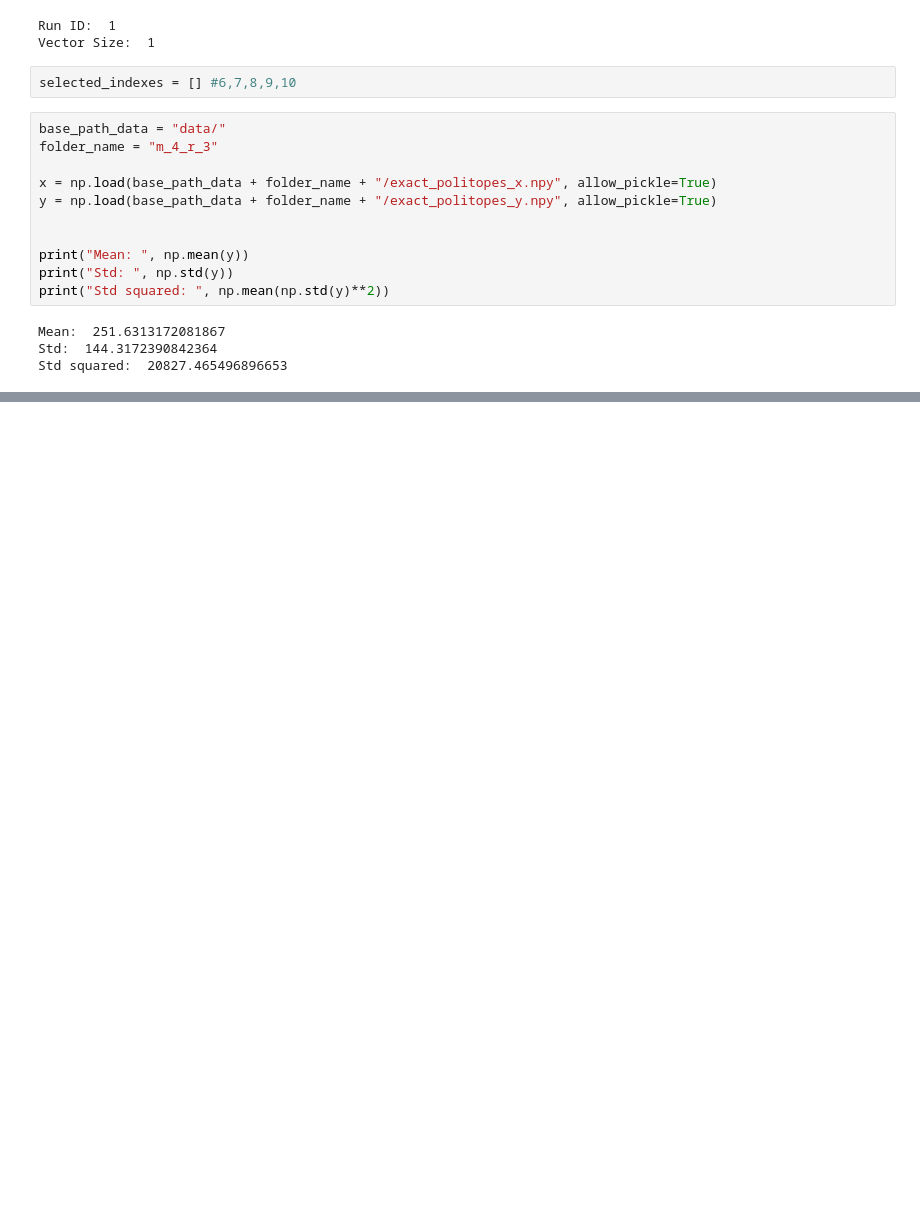
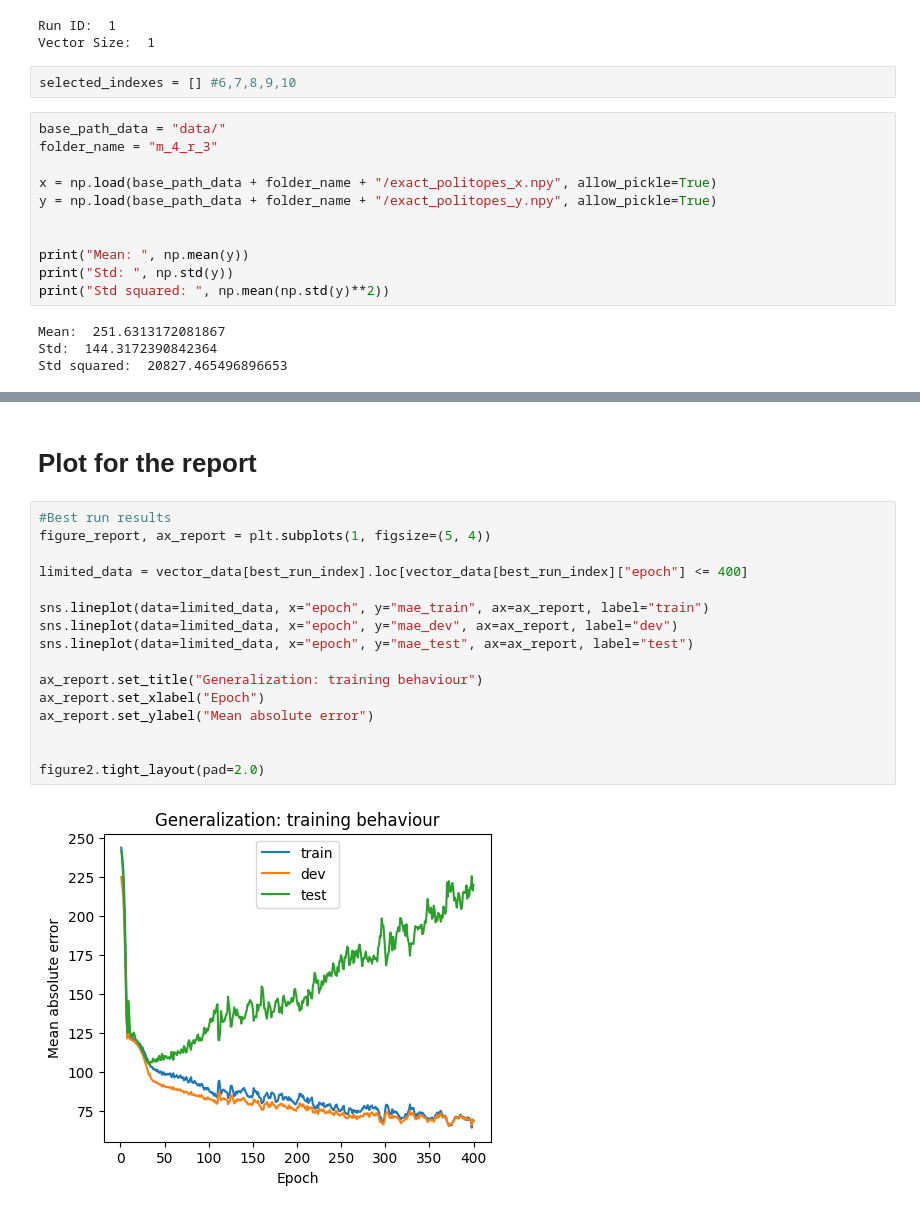
Before and after one commit to muraronicola/Approximating-volume-computations-via-GNNs, a Jupyter notebook: AnalyzeResults.ipynb, the cells around one changed output, grey strips where cells are left out. Drawn from its saved outputs; the diff is of its cells as text; blank space fills up the shorter version.

```diff
--- a/AnalyzeResults.ipynb
+++ b/AnalyzeResults.ipynb
@@ -196,0 +197,20 @@ for i in range(len(vector_data)):
+# %% [markdown]
+<h1>Plot for the report</h1>
+# %%
+#Best run results
+figure_report, ax_report = plt.subplots(1, figsize=(5, 4))
+
+limited_data = vector_data[best_run_index].loc[vector_data[best_run_index]["epoch"] <= 400]
+
+sns.lineplot(data=limited_data, x="epoch", y="mae_train", ax=ax_report, label="train")
+sns.lineplot(data=limited_data, x="epoch", y="mae_dev", ax=ax_report, label="dev")
+sns.lineplot(data=limited_data, x="epoch", y="mae_test", ax=ax_report, label="test")
+
+ax_report.set_title("Generalization: training behaviour")
+ax_report.set_xlabel("Epoch")
+ax_report.set_ylabel("Mean absolute error")
+
+
+figure2.tight_layout(pad=2.0)
+# %% [output]
+[figure, added]
```
Also changed, not shown: parts of 5 cells of this notebook, 4 other files.
